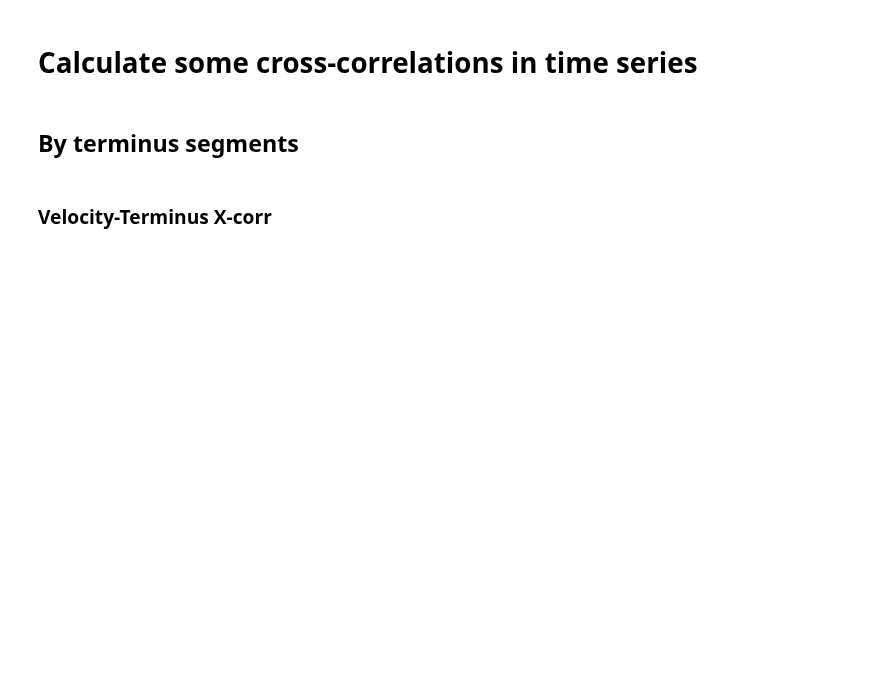
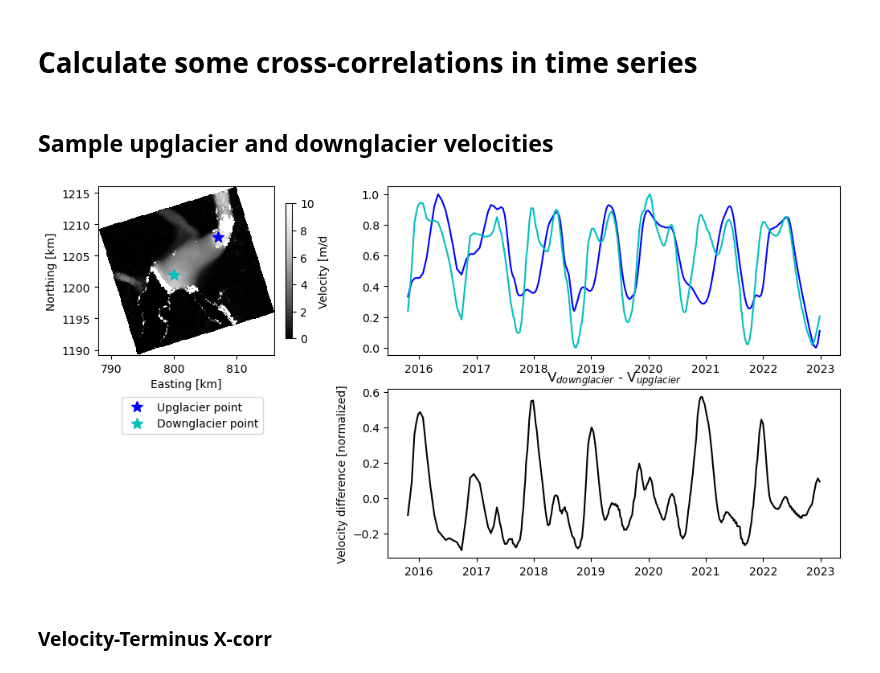
Before and after one commit to pohlan/Hubbard2024, a Jupyter notebook: dems/correlation_analyses.ipynb, the cells around one changed output. Drawn from its saved outputs; the diff is of its cells as text; code cells hidden in the pictures; blank space fills up the shorter version.

```diff
--- a/dems/correlation_analyses.ipynb
+++ b/dems/correlation_analyses.ipynb
@@ -15,20 +15,21 @@ data_path = '/Users/raineyaberle/Research/PhD/Hubbard/'
 figures_out_path = os.path.join(data_path, 'figures')
 
 # Load velocity
-v_fn = os.path.join(data_path, 'velocity', 'hubbard_inversion_2015-10-01_2023-01-01.nc')
+v_fn = os.path.join(data_path, 'velocity', 'hubbard_inversion_2015-10-01_2023-01-01_xform.nc')
 v = xr.open_dataset(v_fn)
 v = v.rio.write_crs('EPSG:3413')
 v = v.rio.reproject('EPSG:3338') # reproject to Alaska Albers
 v['v'] = np.sqrt(v['vx']**2 + v['vy']**2)
+# Convert units from m/yr to m/d
+v = v / 365
 
 # Load terminus
-term_sections_fn = os.path.join(data_path, 'terminus', 'terminus_sections.gpkg')
-term_sections = gpd.read_file(term_sections_fn)
-term_sections = term_sections.to_crs('EPSG:3338') # reproject to Alaska Albers
 term_fn = os.path.join(data_path, 'terminus', 'terminus_position_smooth.csv')
 term = pd.read_csv(term_fn)
 term['Date'] = pd.to_datetime(term['Date'])
 term.set_index('Date', inplace=True)
+# add mean column
+term['mean'] = term.mean(axis=1)
 
 # Load weather data
 weather_fn = os.path.join(data_path, 'weather', 'compiled_weather_data_PDDs.csv')
@@ -36,8 +37,46 @@ weather = pd.read_csv(weather_fn)
 weather.rename(columns={'Unnamed: 0': 'Date'}, inplace=True)
 weather['Date'] = pd.to_datetime(weather['Date'])
 weather.set_index('Date', inplace=True)
-# %% [markdown]
-## By terminus segments
+# %% [markdown]
+## Sample upglacier and downglacier velocities
+# %%
+# Pick a couple points
+p1 = [807e3, 1208e3]
+p2 = [800e3, 1202e3]
+
+# Calculate the mean at each point over time
+v1 = v.sel(x=p1[0], y=p1[1], method='nearest')
+v1 = xr.where(v1 > 15, np.nan, v1)
+v2 = v.sel(x=p2[0], y=p2[1], method='nearest')
+v2 = xr.where(v2 > 15, np.nan, v2)
+
+# Normalize from 0 to 1
+v1_norm =  (v1 - np.min(v1)) / (np.max(v1) - np.min(v1))
+v2_norm =  (v2 - np.min(v2)) / (np.max(v2) - np.min(v2))
+
+# Plot
+fig, ax = plt.subplots(2, 2, figsize=(12,6), gridspec_kw={'width_ratios': [1, 2]})
+ax = ax.flatten()
+
+v_im = ax[0].imshow(v.mean(dim='time').v.data, cmap='Greys_r', clim=(0,10),
+                    extent=(np.min(v.x.data)/1e3, np.max(v.x.data)/1e3,
+                            np.min(v.y.data)/1e3, np.max(v.y.data)/1e3))
+ax[0].plot(p1[0]/1e3, p1[1]/1e3, '*b', markersize=10, label='Upglacier point')
+ax[0].plot(p2[0]/1e3, p2[1]/1e3, '*c', markersize=10, label='Downglacier point')
+ax[0].legend(loc='lower left', bbox_to_anchor=[0.1, -0.5, 0.2, 0.2])
+fig.colorbar(v_im, ax=ax[0], shrink=0.8, label='Velocity [m/d')
+ax[0].set_xlabel('Easting [km]')
+ax[0].set_ylabel('Northing [km]')
+ax[1].plot(v1.time.data, v1_norm.v.data, '-b')
+ax[1].plot(v2.time.data, v2_norm.v.data, '-c')
+ax[2].remove()
+ax[3].plot(v1.time.data, v2_norm.v.data - v1_norm.v.data, '-k')
+ax[3].set_title('V$_{downglacier}$ - V$_{upglacier}$')
+ax[3].set_ylabel('Velocity difference [normalized]')
+
+plt.show()
+# %% [output]
+[figure, added]
 # %% [markdown]
 ### Velocity-Terminus X-corr
 # %%
```
Also changed, not shown: 4 other files.
